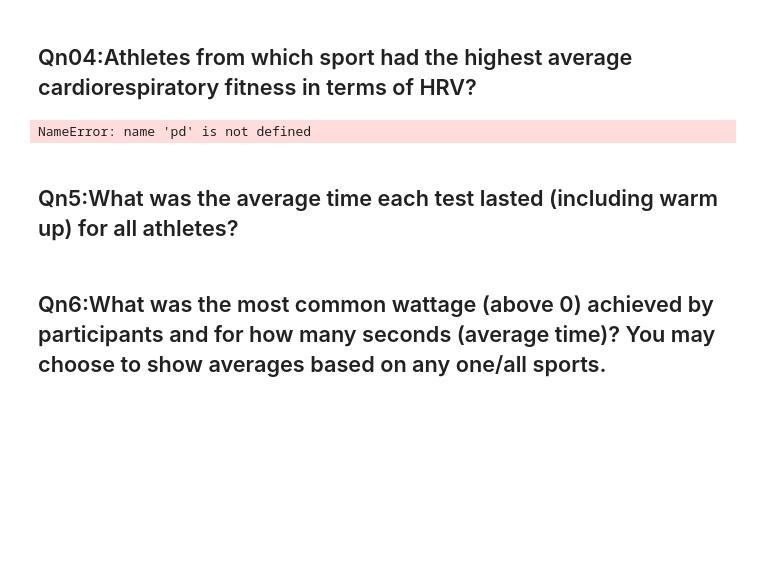
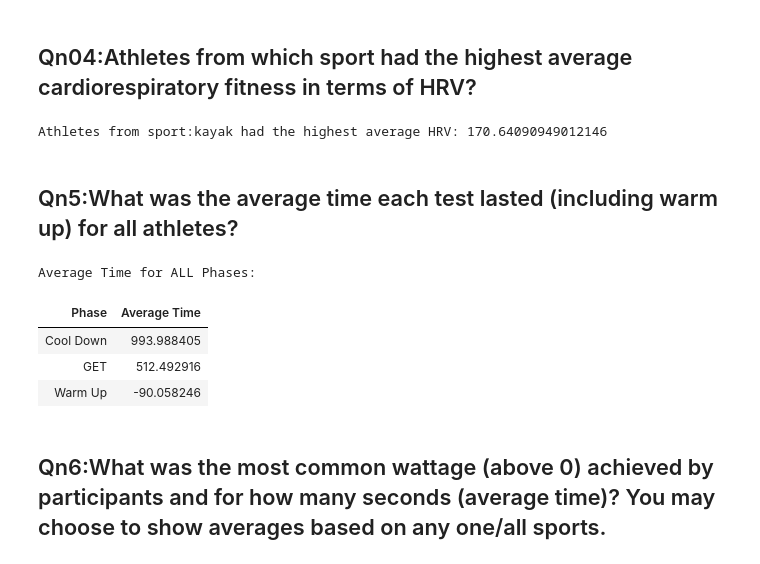
Before and after one commit to Swathikoneti/Team09_HackathonQueens_PythonHackathon_Aug24, a Jupyter notebook: Team09_HackathonQueens_Main80Questions.ipynb, the cells around one changed output. Drawn from its saved outputs; the diff is of its cells as text; code cells hidden in the pictures; blank space fills up the shorter version.

```diff
--- a/Team09_HackathonQueens_Main80Questions.ipynb
+++ b/Team09_HackathonQueens_Main80Questions.ipynb
@@ -144,55 +126,43 @@ NameError: name 'final_table' is not defined
 # %% [markdown]
 ## Qn04:Athletes from which sport had the highest average cardiorespiratory fitness in terms of HRV?
 # %%
-# sport Dataframe
-sportdf=pd.read_excel("FinalVO2_Table.xlsx")
+# Initialize Dataframe
+hrv_df=pd.DataFrame(final_table)
 
-# calculating RR change
-sportdf['RR Change'] = sportdf.groupby('ID')['RR'].diff()
+# Calculate RR change
+hrv_df['RR Change'] = hrv_df.groupby('ID')['RR'].diff()
 
-# hrv dataframe, calculating the value of hrv using standard deviation function
-hrv=sportdf.groupby('ID')['RR Change'].std().reset_index()
-hrv.columns = ['ID', 'HRV']
+#Calculate hrv using std()
+hrv=hrv_df.groupby('ID')['RR Change'].std().reset_index(name='HRV')
 
-# mergeing the data frame
-mergedf=pd.merge(hrv,ath1, on="ID")
-maxHRV=mergedf.loc[mergedf.HRV.idxmax()]
-print("Athlete from this sport had the highest average cardiorespiratory fitness in terms of HRV: \n", maxHRV)
+#merge hrv and athletes table
+merge_hrv=hrv.merge(ath,on='ID',how='left')
+
+#find average hrv by sports
+Average_hrv=merge_hrv.groupby('sport')['HRV'].mean().reset_index(name='Average HRV')
+
+#Sort descending and find the max average hrv sport details
+Average_hrvdetails=Average_hrv.sort_values(by='Average HRV',ascending=False).head(1)
+
+#Print result
+print(f"Athletes from sport:{Average_hrvdetails['sport'].values[0]} had the highest average HRV: {Average_hrvdetails['Average HRV'].values[0]}")
 # %% [output]
-NameError: name 'pd' is not defined
+Athletes from sport:kayak had the highest average HRV: 170.64090949012146
 # %% [markdown]
 ## Qn5:What was the average time each test lasted (including warm up) for all athletes?
 # %%
-def calculate_phase_averages(final_table):
-  """Calculates average warm-up, GET, and cool-down times from a DataFrame.
+# Find the average Time for all phases
+avg_time=phase.groupby('Phase')['time'].mean().reset_index(name='Average Time')
 
-  Args:
-    final_table: A Pandas DataFrame containing columns like 'time' and 'power'.
-
-  Returns:
-    A dictionary with average warm-up, GET, and cool-down times.
-  """
-
-  phase = final_table.copy()
-  phase['Phase'] = 'Other Phase'
-  phase.loc[(phase['time'] < 0), 'Phase'] = 'Warm Up'
-  phase.loc[(phase['time'] >= 0) & (phase['power'] > 0), 'Phase'] = 'GET'
-  phase.loc[(phase['time'] > 0) & (phase['power'] == 0), 'Phase'] = 'Cool Down'
-
-  average_warm_up_time = phase[phase['Phase'] == 'Warm Up']['time'].abs().mean()  # Absolute value for warm-up
-  average_get_time = (phase[phase['Phase'] == 'GET']['time'].max() - phase[phase['Phase'] == 'GET']['time'].min()) / len(phase[phase['Phase'] == 'GET']['ID'].unique())
-  average_cool_down_time = phase[phase['Phase'] == 'Cool Down']['time'].mean()
-
-  return {'average_warm_up': average_warm_up_time,
-          'average_get': average_get_time,
-          'average_cool_down': average_cool_down_time}
-
-
-
-phase_averages = calculate_phase_averages(final_table)
-print("Average warm-up time:", phase_averages['average_warm_up'])
-print("Average GET time:", phase_averages['average_get'])
-print("Average cool-down time:", phase_averages['average_cool_down'])
+#print average time
+print("Average Time for ALL Phases:")
+avg_time.style.hide(axis='index')
+# %% [output]
+Average Time for ALL Phases:
+| Phase | Average Time |
+| Cool Down | 993.988405 |
+| GET | 512.492916 |
+| Warm Up | -90.058246 |
 # %% [markdown]
 ## Qn6:What was the most common wattage (above 0) achieved by participants and for how many seconds (average time)? You may choose to show averages based on any one/all sports.
 # %%
```
Also changed, not shown: parts of 37 cells of this notebook, 2 other files.
